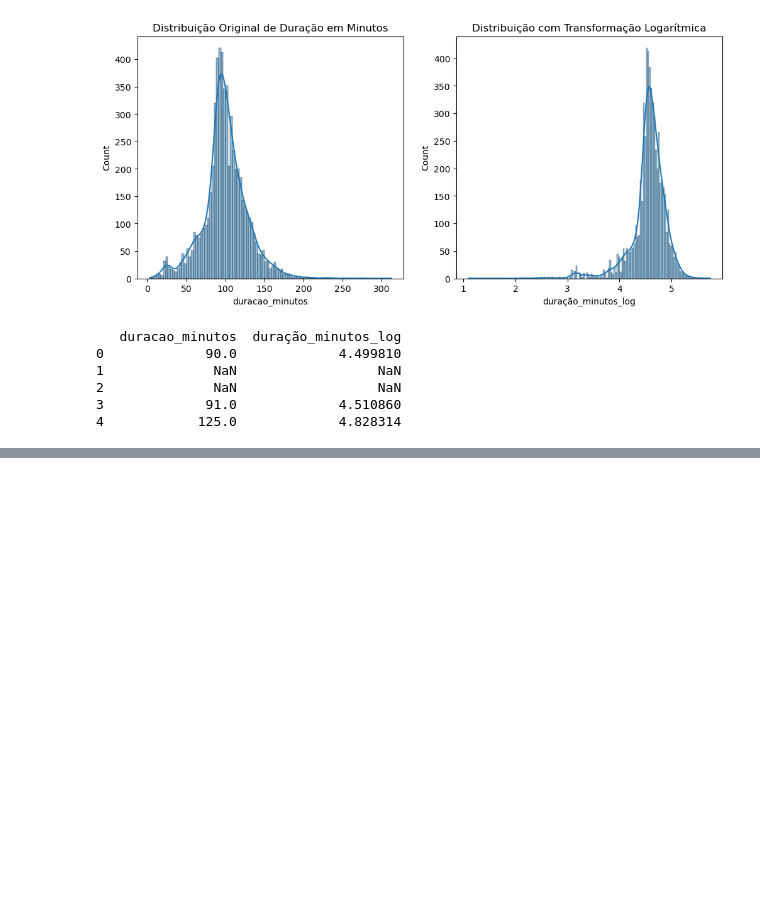
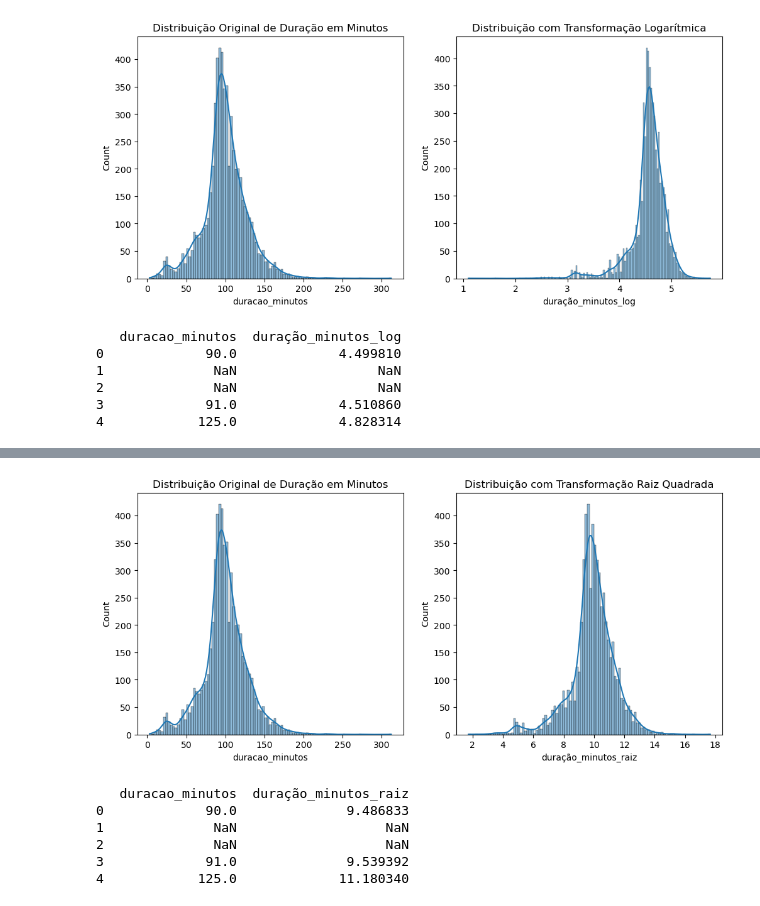
Before and after one commit to Guilherme-07062002/analise-de-dados, a Jupyter notebook: netflix.ipynb, the cells around one changed output, grey strips where cells are left out. Cells and saved outputs as stored; diff of their text form; code cells hidden in the pictures; blank space fills up the shorter version.

Commit message:
feat: box-cox e transformação raiz-quadrada

```diff
--- a/netflix.ipynb
+++ b/netflix.ipynb
@@ -91,0 +98,26 @@ print(df[['duracao_minutos', 'duração_minutos_log']].head())
+# %%
+# Aplicar a transformação raiz quadrada na coluna 'duração_minutos'
+df['duração_minutos_raiz'] = np.sqrt(df['duracao_minutos'])
+
+# Comparar antes e depois
+plt.figure(figsize=(12, 5))
+plt.subplot(1, 2, 1)
+sns.histplot(df['duracao_minutos'].dropna(), kde=True)
+plt.title('Distribuição Original de Duração em Minutos')
+
+plt.subplot(1, 2, 2)
+sns.histplot(df['duração_minutos_raiz'].dropna(), kde=True)
+plt.title('Distribuição com Transformação Raiz Quadrada')
+
+plt.show()
+
+# Exibir amostra dos dados
+print(df[['duracao_minutos', 'duração_minutos_raiz']].head())
+# %% [output]
+[figure, added]
+   duracao_minutos  duração_minutos_raiz
+0             90.0              9.486833
+1              NaN                   NaN
+2              NaN                   NaN
+3             91.0              9.539392
+4            125.0             11.180340
```
Also changed, not shown: parts of 4 cells of this notebook, 2 other files.
